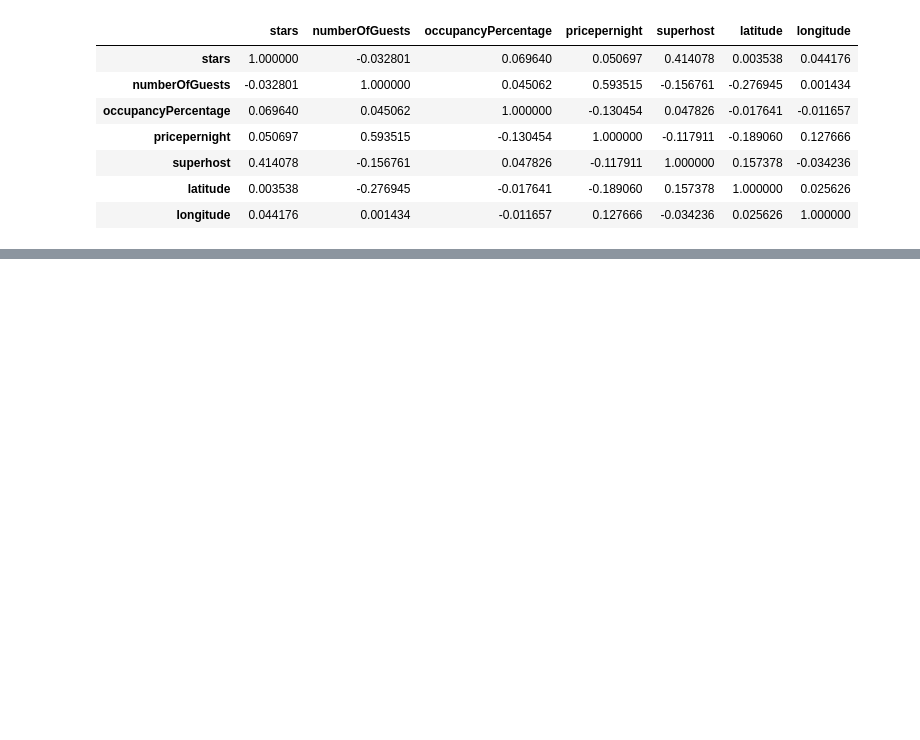
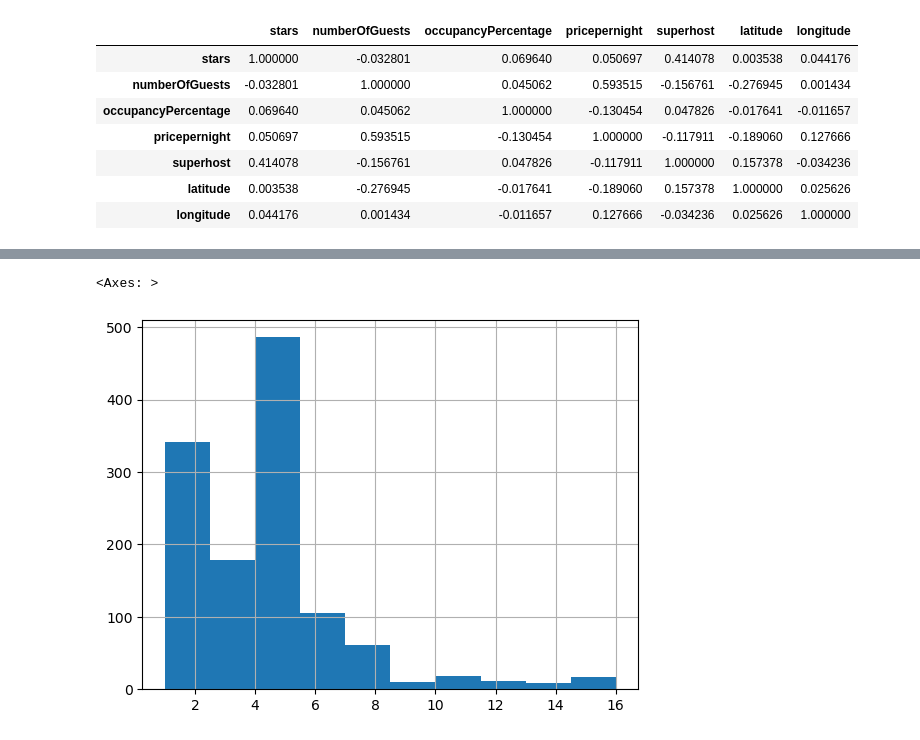
Before and after one commit to manuelarcer/airbnylizer, a Jupyter notebook: eda.ipynb, the cells around one changed output, grey strips where cells are left out. Cells and saved outputs as stored; diff of their text form; code cells hidden in the pictures; blank space fills up the shorter version.

```diff
--- a/eda.ipynb
+++ b/eda.ipynb
@@ -118,0 +131,5 @@ df.corr()
+# %%
+df.numberOfGuests.hist()
+# %% [output]
+<Axes: >
+[figure, added]
```
Also changed, not shown: parts of 5 cells of this notebook.
